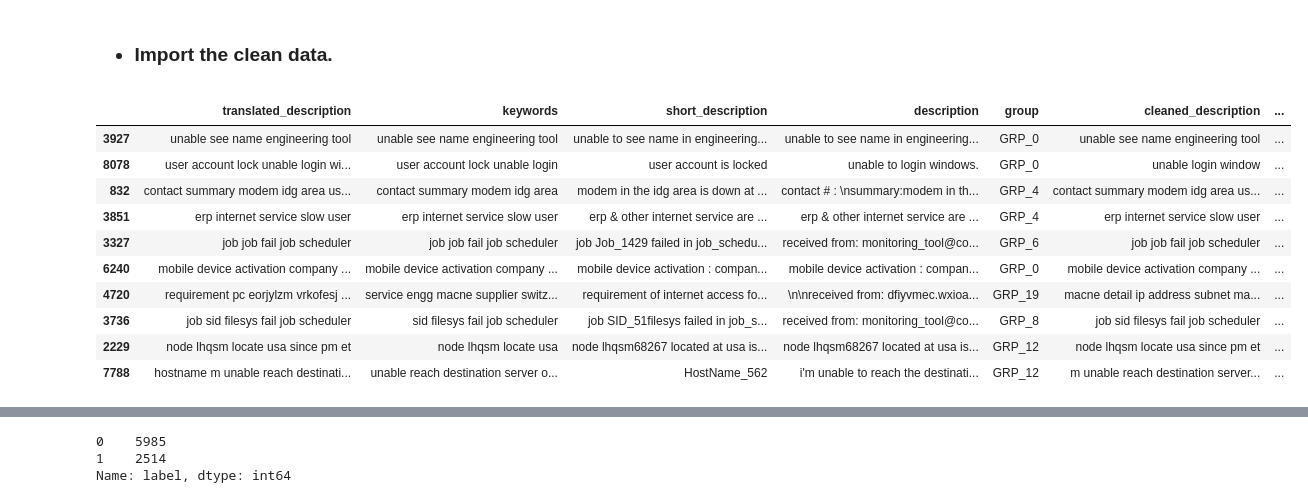
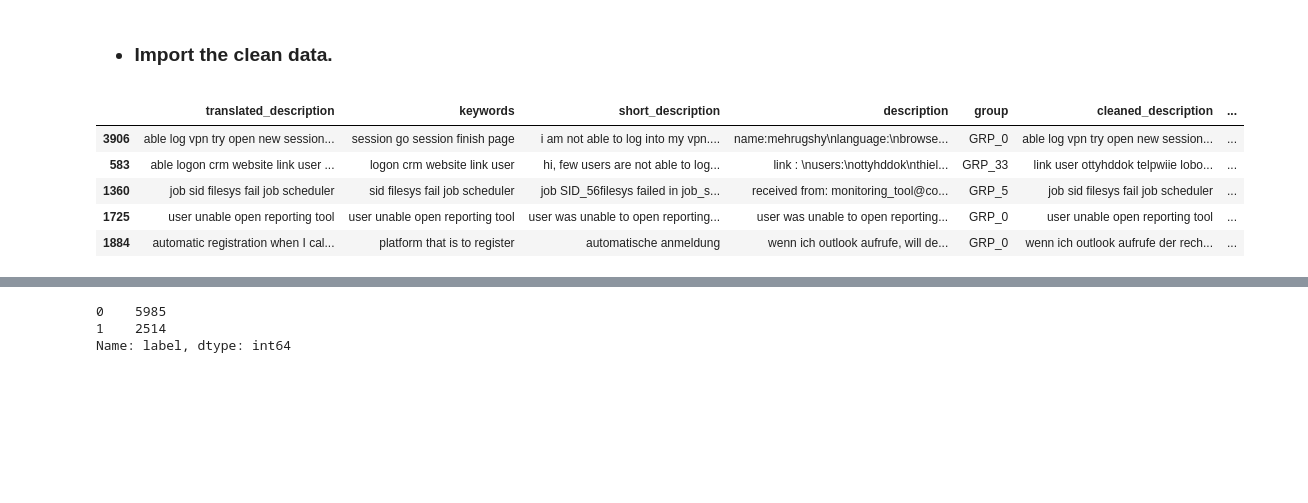
Before and after one commit to GreatLearning-NLP-Capstone-Group-9/Automatic-Ticket-Classification, a Jupyter notebook: notebooks/L12-L3 DL Models.ipynb, the cells around one changed output, grey strips where cells are left out. Drawn from its saved outputs; the diff is of its cells as text; code cells hidden in the pictures; blank space fills up the shorter version.

```diff
--- a/notebooks/L12-L3 DL Models.ipynb
+++ b/notebooks/L12-L3 DL Models.ipynb
@@ -40,16 +40,11 @@ tensorflow.random.set_seed(seed)
 </ul></h3>
 # %%
 dataset = pd.read_excel('./data/preprocessed_data.xlsx')
-dataset.sample(10)
+dataset.sample(5)
 # %% [output]
 |  | translated_description | keywords | short_description | description | group | cleaned_description | ... |
-| 3927 | unable see name engineering tool | unable see name engineering tool | unable to see name in engineering... | unable to see name in engineering... | GRP_0 | unable see name engineering tool | ... |
-| 8078 | user account lock unable login wi... | user account lock unable login | user account is locked | unable to login windows. | GRP_0 | unable login window | ... |
-| 832 | contact summary modem idg area us... | contact summary modem idg area | modem in the idg area is down at ... | contact # : \nsummary:modem in th... | GRP_4 | contact summary modem idg area us... | ... |
-| 3851 | erp internet service slow user | erp internet service slow user | erp & other internet service are ... | erp & other internet service are ... | GRP_4 | erp internet service slow user | ... |
-| 3327 | job job fail job scheduler | job job fail job scheduler | job Job_1429 failed in job_schedu... | received from: monitoring_tool@co... | GRP_6 | job job fail job scheduler | ... |
-| 6240 | mobile device activation company ... | mobile device activation company ... | mobile device activation : compan... | mobile device activation : compan... | GRP_0 | mobile device activation company ... | ... |
-| 4720 | requirement pc eorjylzm vrkofesj ... | service engg macne supplier switz... | requirement of internet access fo... | \n\nreceived from: dfiyvmec.wxioa... | GRP_19 | macne detail ip address subnet ma... | ... |
-| 3736 | job sid filesys fail job scheduler | sid filesys fail job scheduler | job SID_51filesys failed in job_s... | received from: monitoring_tool@co... | GRP_8 | job sid filesys fail job scheduler | ... |
-| 2229 | node lhqsm locate usa since pm et | node lhqsm locate usa | node lhqsm68267 located at usa is... | node lhqsm68267 located at usa is... | GRP_12 | node lhqsm locate usa since pm et | ... |
-| 7788 | hostname m unable reach destinati... | unable reach destination server o... | HostName_562 | i'm unable to reach the destinati... | GRP_12 | m unable reach destination server... | ... |
+| 3906 | able log vpn try open new session... | session go session finish page | i am not able to log into my vpn.... | name:mehrugshy\nlanguage:\nbrowse... | GRP_0 | able log vpn try open new session... | ... |
+| 583 | able logon crm website link user ... | logon crm website link user | hi, few users are not able to log... | link : \nusers:\nottyhddok\nthiel... | GRP_33 | link user ottyhddok telpwiie lobo... | ... |
+| 1360 | job sid filesys fail job scheduler | sid filesys fail job scheduler | job SID_56filesys failed in job_s... | received from: monitoring_tool@co... | GRP_5 | job sid filesys fail job scheduler | ... |
+| 1725 | user unable open reporting tool | user unable open reporting tool | user was unable to open reporting... | user was unable to open reporting... | GRP_0 | user unable open reporting tool | ... |
+| 1884 | automatic registration when I cal... | platform that is to register | automatische anmeldung | wenn ich outlook aufrufe, will de... | GRP_0 | wenn ich outlook aufrufe der rech... | ... |
```
Also changed, not shown: parts of 4 cells of this notebook, 27 other files.
